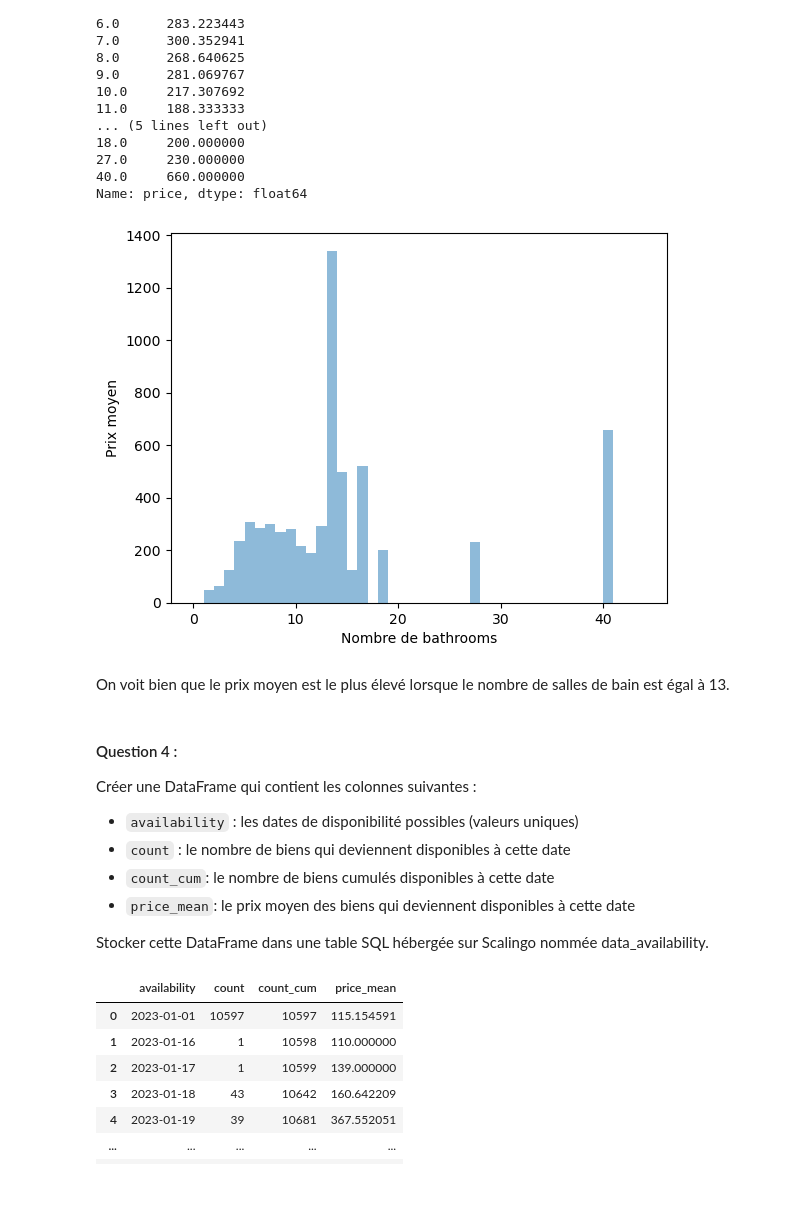
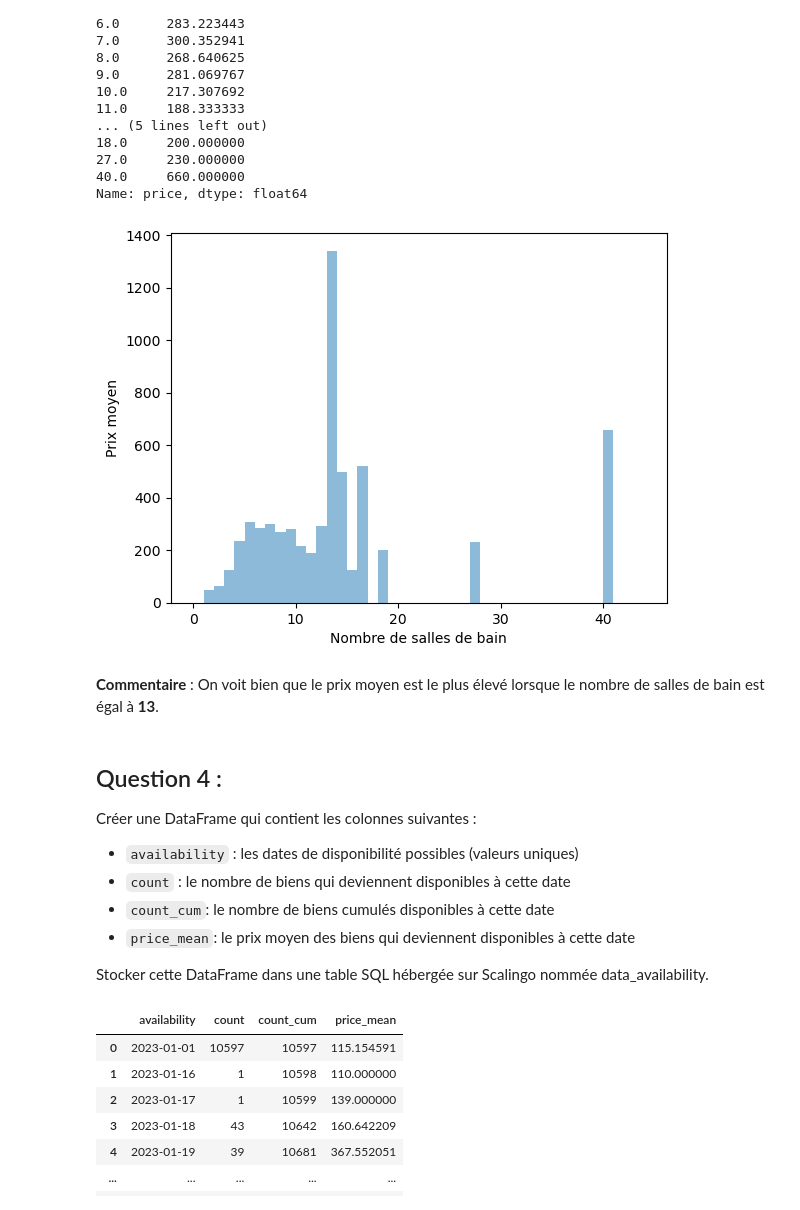
Before and after one commit to MateoDubernet/data-science-project-2, a Jupyter notebook: projet.ipynb, the cells around one changed output. Drawn from its saved outputs; the diff is of its cells as text; code cells hidden in the pictures.

```diff
--- a/projet.ipynb
+++ b/projet.ipynb
@@ -232,15 +224,15 @@ bath
 Name: price, dtype: float64
 # %%
 plt.hist(mean_price_by_number_of_bathrooms.index, weights=mean_price_by_number_of_bathrooms.values, bins=range(0,45), alpha=0.5)
-plt.xlabel('Nombre de bathrooms')
+plt.xlabel('Nombre de salles de bain')
 plt.ylabel('Prix moyen')
 plt.show()
 # %% [output]
-[figure, old version]
+[figure, new version]
 # %% [markdown]
-On voit bien que le prix moyen est le plus élevé lorsque le nombre de salles de bain est égal à 13.
+**Commentaire** : On voit bien que le prix moyen est le plus élevé lorsque le nombre de salles de bain est égal à **13**.
 # %% [markdown]
-#### Question 4 :
+## Question 4 :
 
 Créer une DataFrame qui contient les colonnes suivantes :
 
```
Also changed, not shown: parts of 79 cells of this notebook.
